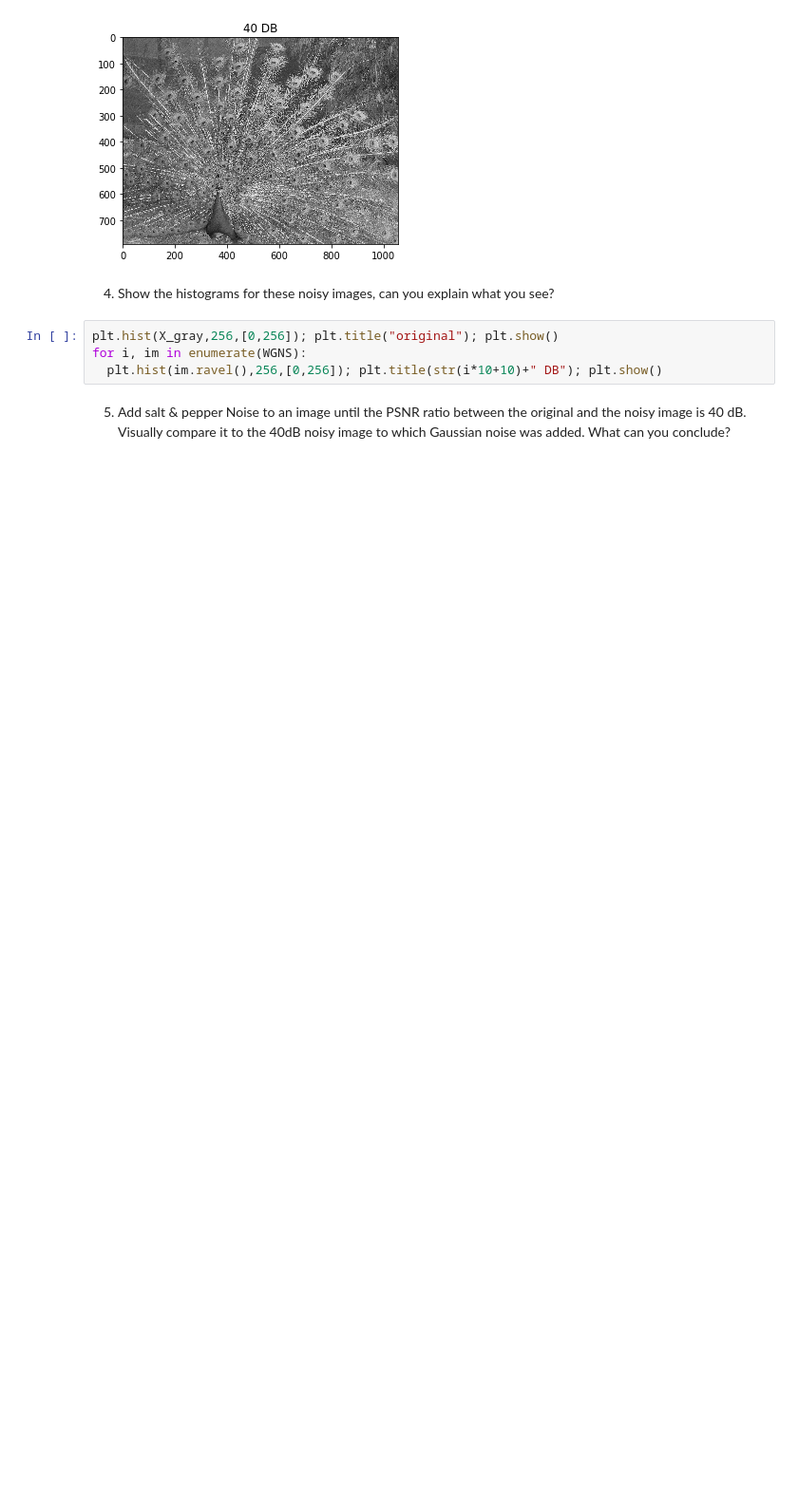
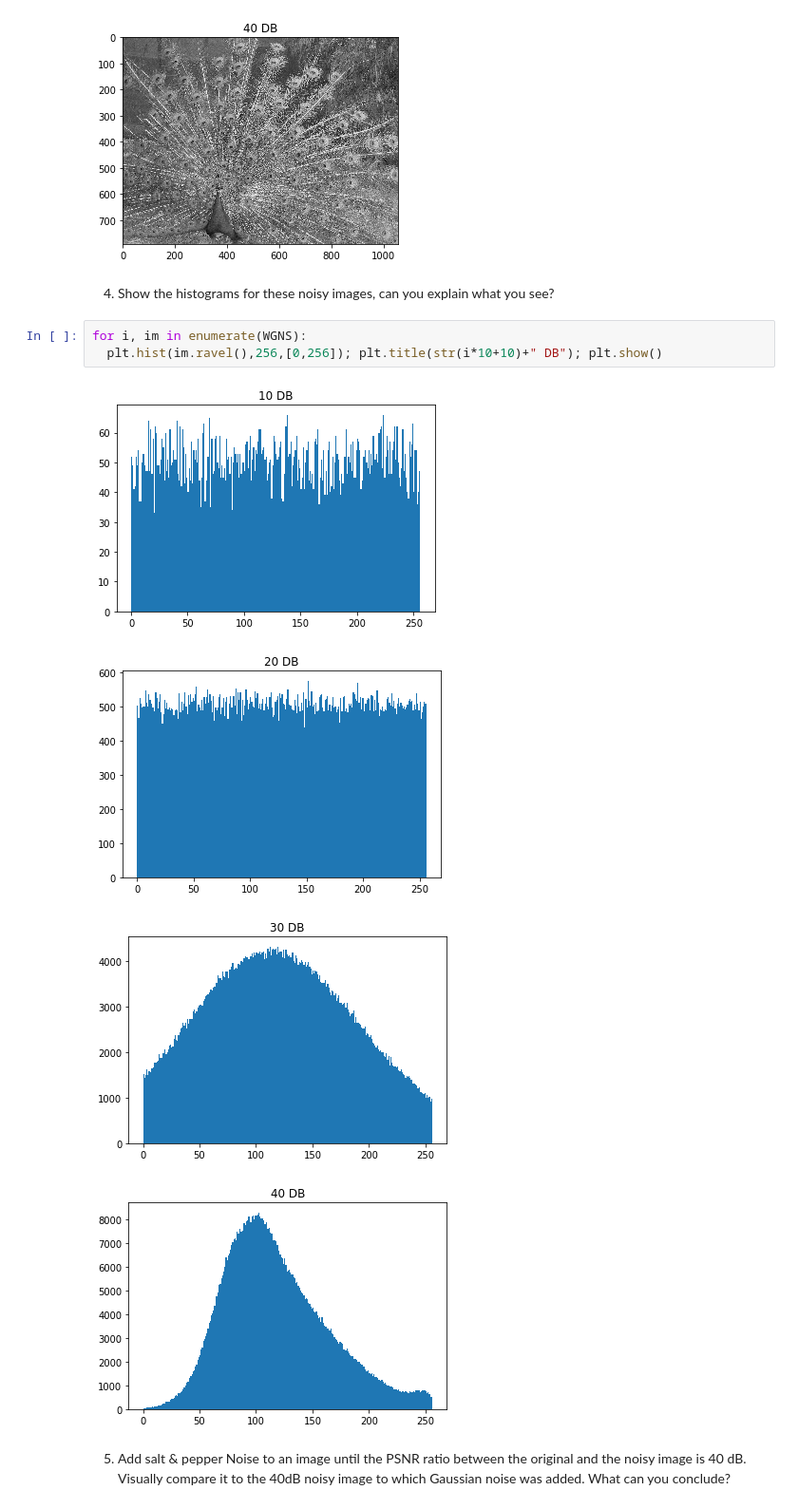
Before and after one commit to partizanos/multimedia_security, a Jupyter notebook: multimedia_TP1.ipynb, the cells around one changed output. Shown at 95% size. Cells and saved outputs as stored; diff of their text form; blank space fills up the shorter version.

```diff
--- a/multimedia_TP1.ipynb
+++ b/multimedia_TP1.ipynb
@@ -311,9 +276,13 @@ for i, im in enumerate(WGNS):
 # %% [markdown]
 4. Show the histograms for these noisy images, can you explain what you see?
 # %%
-plt.hist(X_gray,256,[0,256]); plt.title("original"); plt.show()
 for i, im in enumerate(WGNS):
   plt.hist(im.ravel(),256,[0,256]); plt.title(str(i*10+10)+" DB"); plt.show()
+# %% [output]
+[figure, added]
+[figure, added]
+[figure, added]
+[figure, added]
 # %% [markdown]
 5. Add salt & pepper Noise to an image until the PSNR ratio between the original and the noisy
 image is 40 dB. Visually compare it to the 40dB noisy image to which Gaussian noise was added.
```
Also changed, not shown: parts of 15 cells of this notebook.
